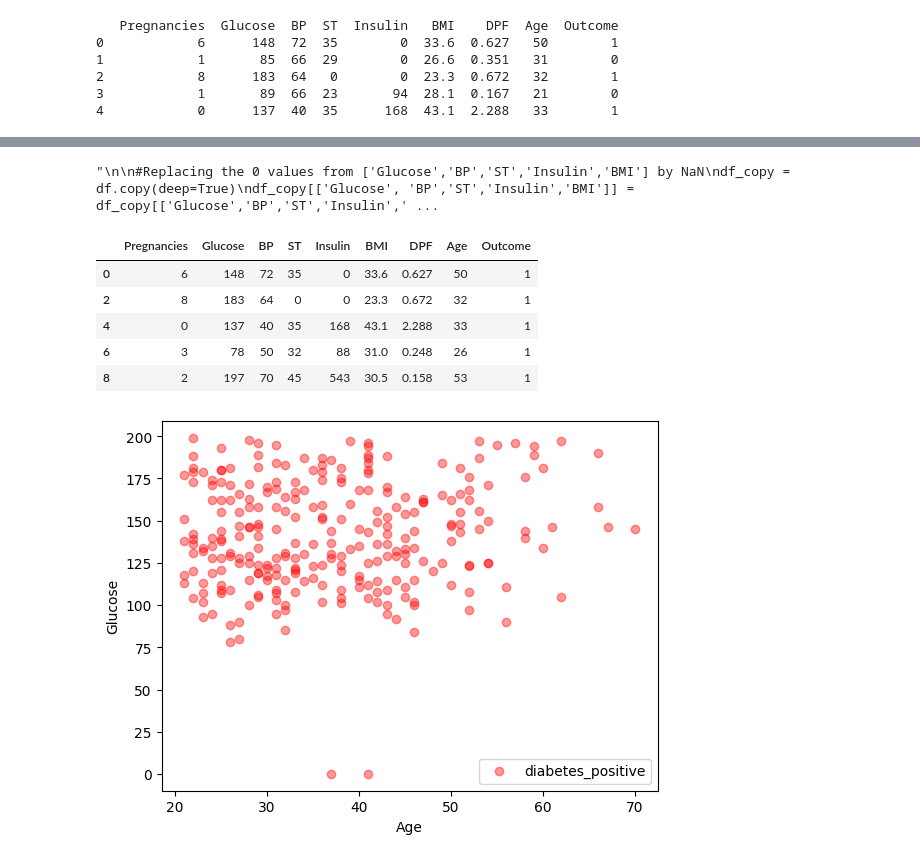
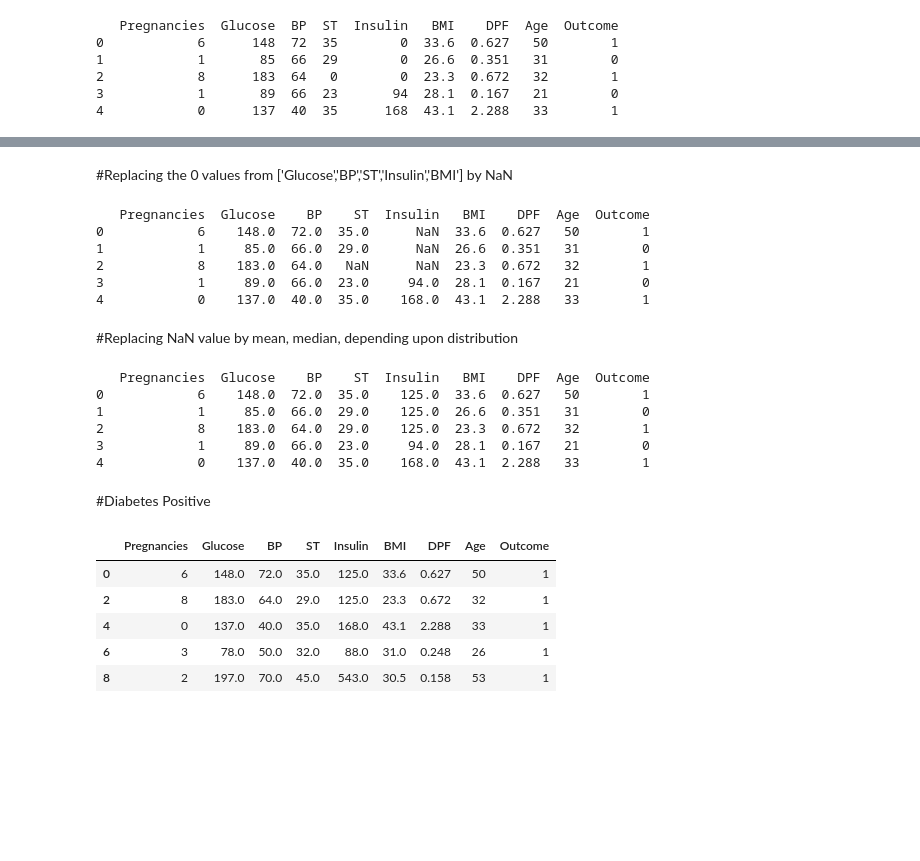
Before and after one commit to sfansaria/Diabetes_Prediction_Using_Classification, a Jupyter notebook: Diabetes_Prediction.ipynb, the cells around one changed output, grey strips where cells are left out. Saved outputs shown, nothing was run; the diff lists cells and outputs as text; code cells hidden in the pictures; blank space fills up the shorter version.

```diff
--- a/Diabetes_Prediction.ipynb
+++ b/Diabetes_Prediction.ipynb
@@ -55,40 +96,47 @@ print(df.head())
+# %% [markdown]
+
+#Replacing the 0 values from ['Glucose','BP','ST','Insulin','BMI'] by NaN
 # %%
-'''
+
 
 #Replacing the 0 values from ['Glucose','BP','ST','Insulin','BMI'] by NaN
-df_copy = df.copy(deep=True)
-df_copy[['Glucose', 'BP','ST','Insulin','BMI']] = df_copy[['Glucose','BP','ST','Insulin','BMI']].replace(0,np.NaN)
-print(df_copy.head())
-#Replacing NaN value by mean, median, depending upon distribution
-df_copy['Glucose'].fillna(df_copy['Glucose'].mean(), inplace=True)
-df_copy['BP'].fillna(df_copy['BP'].mean(),inplace=True)
-df_copy['ST'].fillna(df_copy['ST'].median(),inplace=True)
-df_copy['Insulin'].fillna(df_copy['Insulin'].median(),inplace=True)
-df_copy['BMI'].fillna(df_copy['BMI'].median(),inplace=True)
-
-print(df_copy.head())
-'''
+df_new = df.copy(deep=True)
+df_new[['Glucose', 'BP','ST','Insulin','BMI']] = df_new[['Glucose','BP','ST','Insulin','BMI']].replace(0,np.NaN)
+print(df_new.head())
 # %% [output]
-"\n\n#Replacing the 0 values from ['Glucose','BP','ST','Insulin','BMI'] by NaN\ndf_copy = df.copy(deep=True)\ndf_copy[['Glucose', 'BP','ST','Insulin','BMI']] = df_copy[['Glucose','BP','ST','Insulin',' ...
+   Pregnancies  Glucose    BP    ST  Insulin   BMI    DPF  Age  Outcome
+0            6    148.0  72.0  35.0      NaN  33.6  0.627   50        1
+1            1     85.0  66.0  29.0      NaN  26.6  0.351   31        0
+2            8    183.0  64.0   NaN      NaN  23.3  0.672   32        1
+3            1     89.0  66.0  23.0     94.0  28.1  0.167   21        0
+4            0    137.0  40.0  35.0    168.0  43.1  2.288   33        1
+# %% [markdown]
+#Replacing NaN value by mean, median, depending upon distribution
+# %%
+
+df_new['Glucose'].fillna(df_new['Glucose'].mean(), inplace=True)
+df_new['BP'].fillna(df_new['BP'].mean(),inplace=True)
+df_new['ST'].fillna(df_new['ST'].median(),inplace=True)
+df_new['Insulin'].fillna(df_new['Insulin'].median(),inplace=True)
+df_new['BMI'].fillna(df_new['BMI'].median(),inplace=True)
+
+print(df_new.head())
+# %% [output]
+   Pregnancies  Glucose    BP    ST  Insulin   BMI    DPF  Age  Outcome
+0            6    148.0  72.0  35.0    125.0  33.6  0.627   50        1
+1            1     85.0  66.0  29.0    125.0  26.6  0.351   31        0
+2            8    183.0  64.0  29.0    125.0  23.3  0.672   32        1
+3            1     89.0  66.0  23.0     94.0  28.1  0.167   21        0
+4            0    137.0  40.0  35.0    168.0  43.1  2.288   33        1
+# %% [markdown]
+#Diabetes Positive
 # %%
-diabetes_positive = df[df.Outcome==1]
+diabetes_positive = df_new[df_new.Outcome==1]
 diabetes_positive.head()
 # %% [output]
 |  | Pregnancies | Glucose | BP | ST | Insulin | BMI | DPF | Age | Outcome |
-| 0 | 6 | 148 | 72 | 35 | 0 | 33.6 | 0.627 | 50 | 1 |
-| 2 | 8 | 183 | 64 | 0 | 0 | 23.3 | 0.672 | 32 | 1 |
-| 4 | 0 | 137 | 40 | 35 | 168 | 43.1 | 2.288 | 33 | 1 |
-| 6 | 3 | 78 | 50 | 32 | 88 | 31.0 | 0.248 | 26 | 1 |
-| 8 | 2 | 197 | 70 | 45 | 543 | 30.5 | 0.158 | 53 | 1 |
+| 0 | 6 | 148.0 | 72.0 | 35.0 | 125.0 | 33.6 | 0.627 | 50 | 1 |
+| 2 | 8 | 183.0 | 64.0 | 29.0 | 125.0 | 23.3 | 0.672 | 32 | 1 |
+| 4 | 0 | 137.0 | 40.0 | 35.0 | 168.0 | 43.1 | 2.288 | 33 | 1 |
+| 6 | 3 | 78.0 | 50.0 | 32.0 | 88.0 | 31.0 | 0.248 | 26 | 1 |
+| 8 | 2 | 197.0 | 70.0 | 45.0 | 543.0 | 30.5 | 0.158 | 53 | 1 |
-# %%
-#import library for plotting
-
-import matplotlib.pyplot as plt
-
-plt.scatter(diabetes_positive.Age,diabetes_positive.Glucose,color="red",label="diabetes_positive",alpha=0.4)
-plt.xlabel("Age")
-plt.ylabel("Glucose")
-plt.legend()
-plt.show()
-# %% [output]
-[figure, removed]
```
Also changed, not shown: parts of 50 cells of this notebook.
